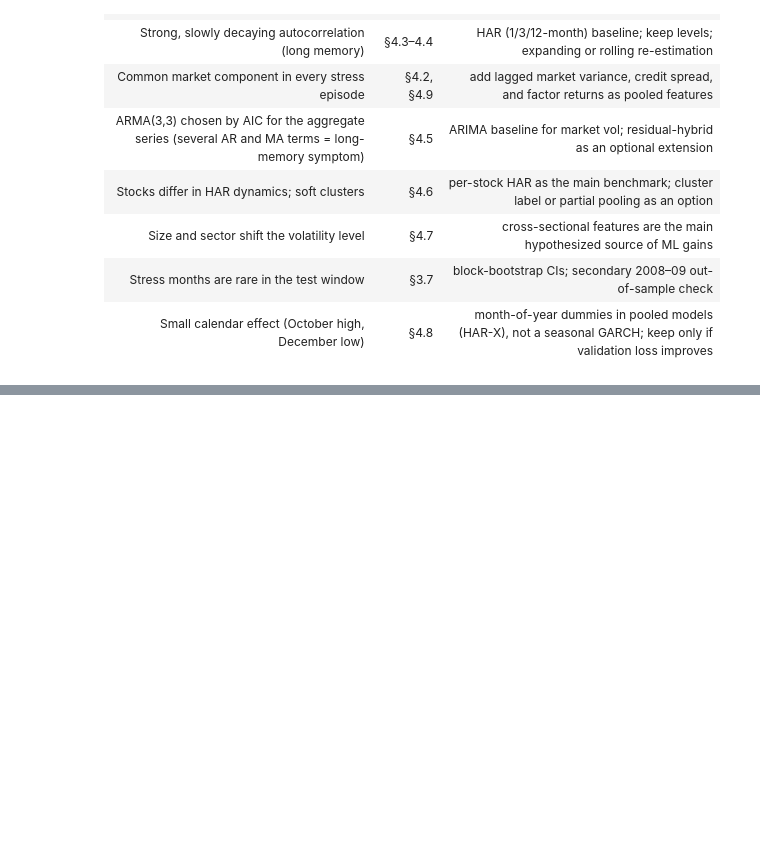
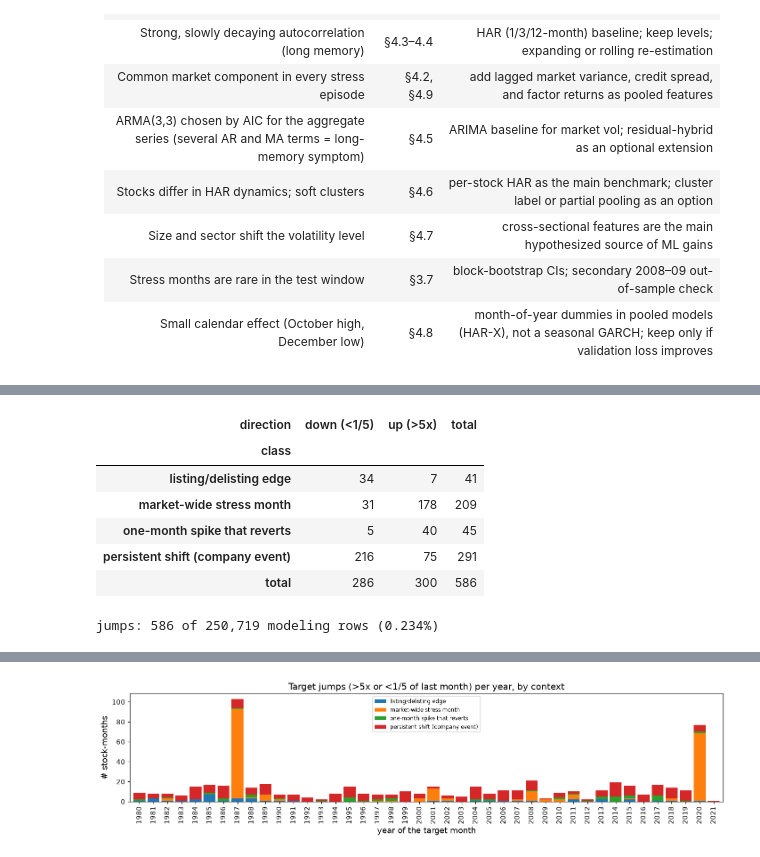
Before and after one commit to DebraBeat/fp-ac209a, a Jupyter notebook: Notebook/MS2_notebook.ipynb, the cells around one changed output, grey strips where cells are left out. Saved outputs shown, nothing was run; the diff lists cells and outputs as text; code cells hidden in the pictures; blank space fills up the shorter version.

```diff
--- a/Notebook/MS2_notebook.ipynb
+++ b/Notebook/MS2_notebook.ipynb
@@ -1366,0 +1691,33 @@ Correlation of the median next-month log vol with lagged market variables (1980-
+# %%
+y_next = gkx['y'].groupby(gkx.permno).shift(-1).where(gkx.has_next)      # vol of month t+1 (to test reversal)
+J = U.assign(log_ratio=U.y - U.har_1, y_next=y_next.reindex(U.index))
+J = J[J.log_ratio.abs() > np.log(5)].copy()
+J['direction'] = np.where(J.log_ratio > 0, 'up (>5x)', 'down (<1/5)')
+J['stress'] = J.target_month.dt.to_period('M').map(stress).fillna(False).astype(bool)
+J['reverts'] = (J.y_next - J.har_1).abs() < np.log(1.5)
+J['class'] = np.select([J.stress, J.partial_month, J.reverts],
+                       ['market-wide stress month', 'listing/delisting edge', 'one-month spike that reverts'],
+                       default='persistent shift (company event)')
+jump_tab = pd.crosstab(J['class'], J['direction'], margins=True, margins_name='total')
+display(jump_tab)
+print(f'jumps: {len(J):,} of {len(U):,} modeling rows ({len(J) / len(U):.3%})')
+
+top = J.reindex(J.log_ratio.abs().sort_values(ascending=False).index).head(15)
+display(pd.DataFrame({'permno': top.permno, 'vol month': top.target_month.dt.strftime('%Y-%m'), 'sector': top.sector,
+                      'prev ann. vol': np.exp(top.har_1) * np.sqrt(252), 'ann. vol': np.exp(top.y) * np.sqrt(252),
+                      'ratio': np.exp(top.log_ratio), 'class': top['class']}).round(3))
+
+ax = pd.crosstab(J.target_month.dt.year, J['class']).plot.bar(stacked=True, figsize=(13, 3.4), width=.85)
+ax.set(title='Target jumps (>5x or <1/5 of last month) per year, by context', xlabel='year of the target month',
+       ylabel='# stock-months'); ax.legend(fontsize=8); plt.tight_layout(); plt.show()
+
+uni['jump5'] = (uni.y - uni.har_1).abs() > np.log(5)                    # uses y -> metadata, never an input
+# %% [output]
+| direction | down (<1/5) | up (>5x) | total |
+| class |  |  |  |
+| listing/delisting edge | 34 | 7 | 41 |
+| market-wide stress month | 31 | 178 | 209 |
+| one-month spike that reverts | 5 | 40 | 45 |
+| persistent shift (company event) | 216 | 75 | 291 |
+| total | 286 | 300 | 586 |
+jumps: 586 of 250,719 modeling rows (0.234%)
@@ -1366,0 +1740 @@ Correlation of the median next-month log vol with lagged market variables (1980-
+[figure, added]
```
Also changed, not shown: parts of 57 cells of this notebook, 3 other files.
